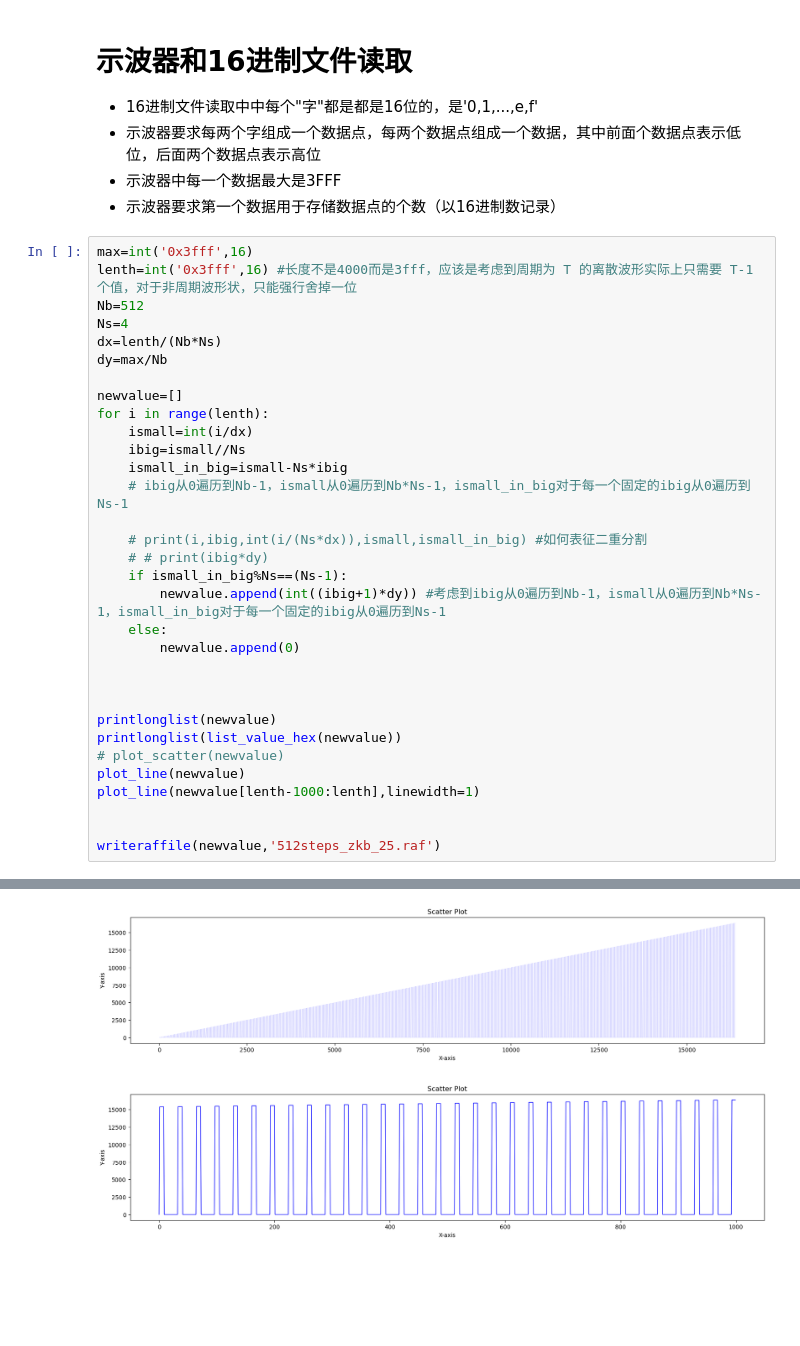
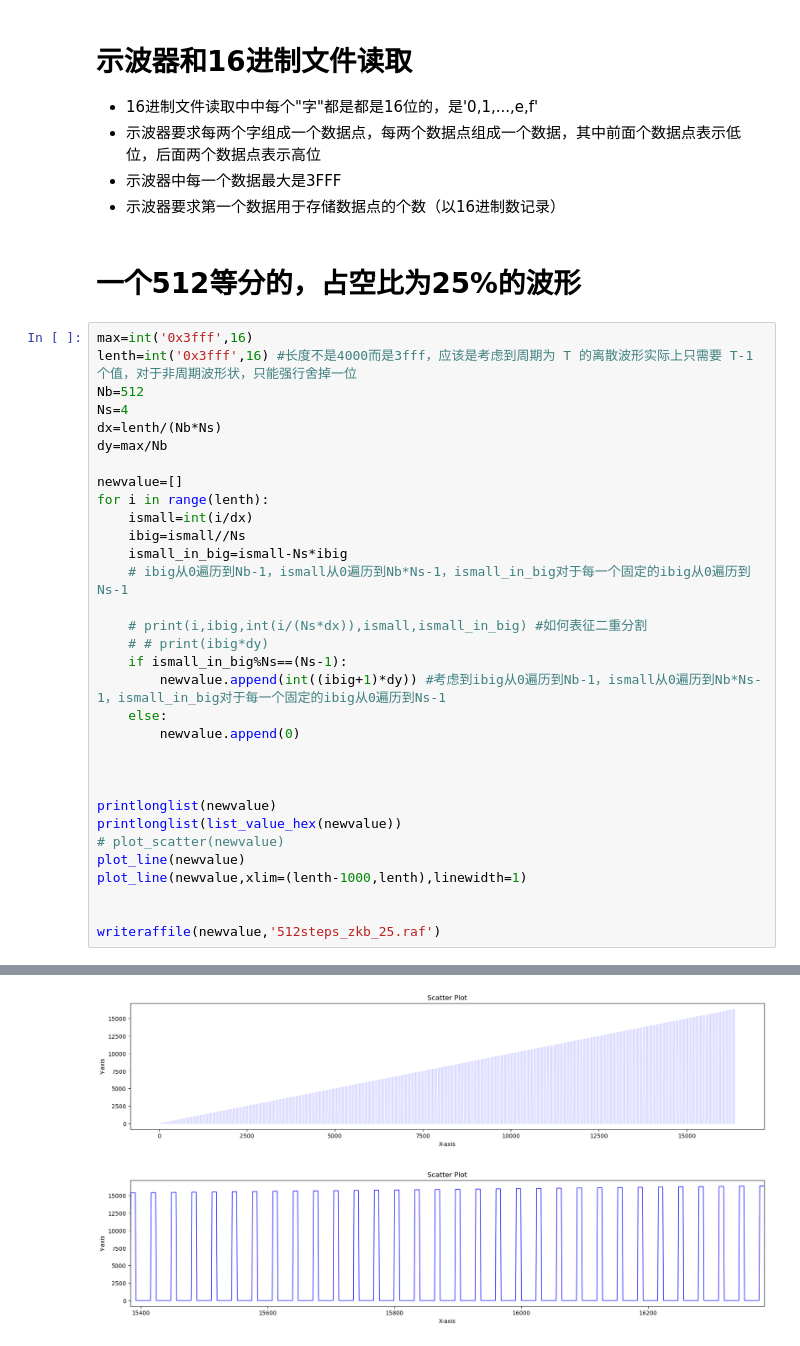
Before and after one commit to Xuanyiyiren/Oscilloscope-waveform-editing, a Jupyter notebook: 波形编辑.ipynb, the cells around one changed output, grey strips where cells are left out. Cells and saved outputs as stored; diff of their text form; blank space fills up the shorter version.

```diff
--- a/波形编辑.ipynb
+++ b/波形编辑.ipynb
@@ -96,6 +89,8 @@ def plot_line(x, title='Scatter Plot', x_label='X-axis', y_label='Y-axis',xlim=(
 * 示波器要求每两个字组成一个数据点，每两个数据点组成一个数据，其中前面个数据点表示低位，后面两个数据点表示高位
 * 示波器中每一个数据最大是3FFF
 * 示波器要求第一个数据用于存储数据点的个数（以16进制数记录）
+# %% [markdown]
+# 一个512等分的，占空比为25%的波形
 # %%
 max=int('0x3fff',16)
 lenth=int('0x3fff',16) #长度不是4000而是3fff，应该是考虑到周期为 T 的离散波形实际上只需要 T-1 个值，对于非周期波形状，只能强行舍掉一位
@@ -119,35 +114,35 @@ for i in range(lenth):
         newvalue.append(0)
 
 
 
 printlonglist(newvalue)
 printlonglist(list_value_hex(newvalue))
 # plot_scatter(newvalue)
 plot_line(newvalue)
-plot_line(newvalue[lenth-1000:lenth],linewidth=1)
+plot_line(newvalue,xlim=(lenth-1000,lenth),linewidth=1)
 
 
 writeraffile(newvalue,'512steps_zkb_25.raf')
 # %% [output]
 0     0     0     0     0     0     0     0     0     0     0     0     0     0     0     0
 0     0     0     0     0     0     0     0     31    31    31    31    31    31    31    31
 0     0     0     0     0     0     0     0     0     0     0     0     0     0     0     0
 0     0     0     0     0     0     0     0     63    63    63    63    63    63    63    63
 0     0     0     0     0     0     0     0     0     0     0     0     0     0     0     0
 0     0     0     0     0     0     0     0     95    95    95    95    95    95    95    95
 0     0     0     0     0     0     0     0     0     0     0     0     0     0     0     0
 0     0     0     0     0     0     0     0     127   127   127   127   127   127   127   127
 0     0     0     0     0     0     0     0     0     0     0     0     0     0     0     0
 0     0     0     0     0     0     0     0     159   159   159   159   159   159   159   159
 0     0     0     0     0     0     0     0     0     0     0     0     0     0     0     0
 0     0     0     0     0     0     0     0     191   191   191   191   191   191   191   191
 ... (2032 lines left out)
 0000  0000  0000  0000  0000  0000  0000  0000  0000  0000  0000  0000  0000  0000  0000  0000
 0000  0000  0000  0000  0000  0000  0000  0000  3FDF  3FDF  3FDF  3FDF  3FDF  3FDF  3FDF  3FDF
 0000  0000  0000  0000  0000  0000  0000  0000  0000  0000  0000  0000  0000  0000  0000  0000
 0000  0000  0000  0000  0000  0000  0000  0000  3FFF  3FFF  3FFF  3FFF  3FFF  3FFF  3FFF
 [figure]
-[figure, old version]
+[figure, new version]
 出去开头的0080，写入的数据为:
 00 00 00 00 00 00 00 00 00 00 00 00 00 00 00 00 00 00 00 00 00 00 00 00 00 00 00 00 00 00 00 00
 00 00 00 00 00 00 00 00 00 00 00 00 00 00 00 00 1f 00 1f 00 1f 00 1f 00 1f 00 1f 00 1f 00 1f 00
```
Also changed, not shown: parts of 6 cells of this notebook.
